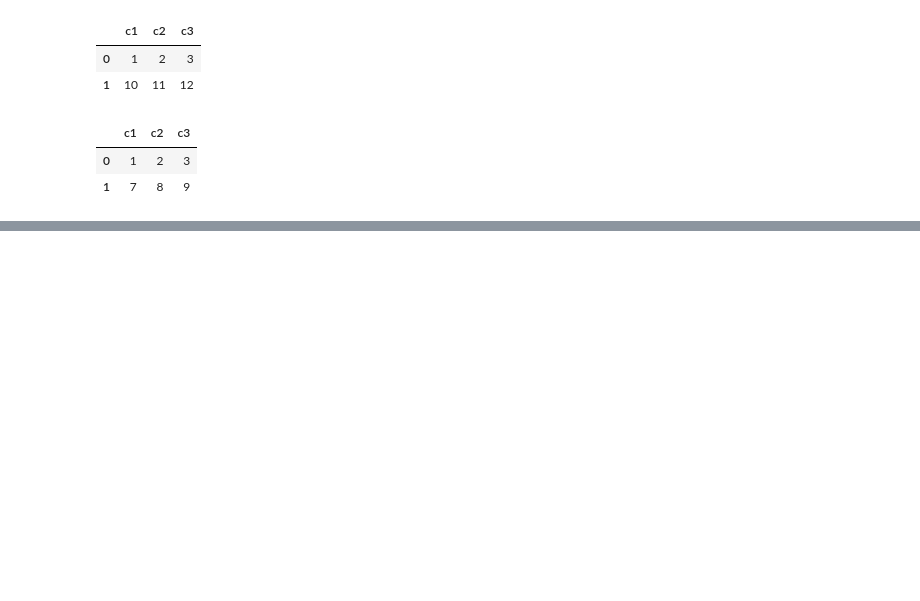
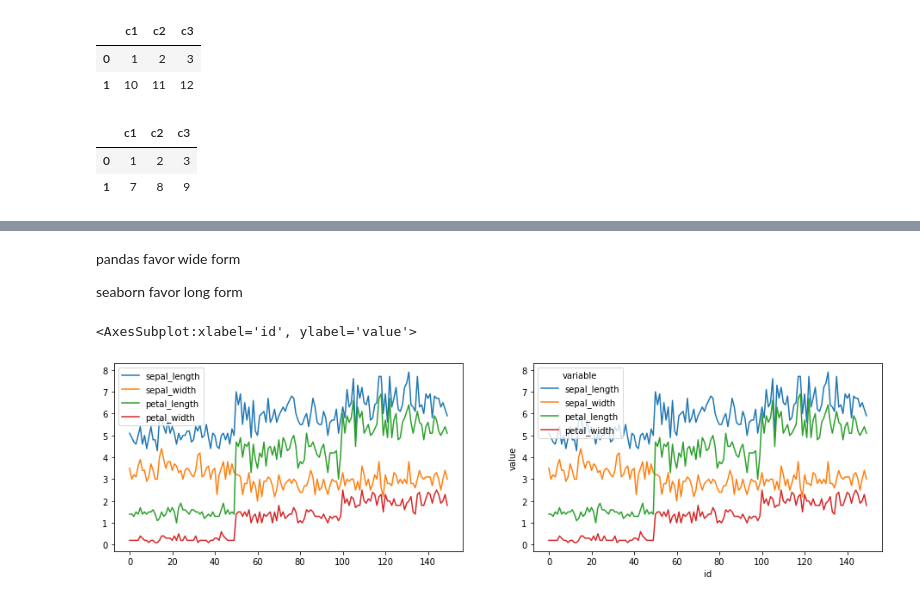
Before and after one commit to JeffChien/playground, a Jupyter notebook: python/pandas.ipynb, the cells around one changed output, grey strips where cells are left out. Drawn from its saved outputs; the diff is of its cells as text; code cells hidden in the pictures; blank space fills up the shorter version.

```diff
--- a/python/pandas.ipynb
+++ b/python/pandas.ipynb
@@ -71,0 +89,5 @@ df1
+# %%
+## preprae a demo wide form
+df_wide, y = load_iris(return_X_y=True, as_frame=True)
+df_wide.columns = ['sepal_length', 'sepal_width', 'petal_length', 'petal_width']
+df_wide.sample(10)
@@ -71,0 +108,3 @@ df1
+# %%
+df_long = df_wide.rename_axis('id').reset_index().melt(id_vars='id')
+df_long.sample(10)
@@ -71,0 +140,11 @@ df1
+# %% [markdown]
+pandas favor wide form
+
+seaborn favor long form
+# %%
+fig, axes = plt.subplots(1, 2, figsize=(16, 4))
+df_wide.plot(ax=axes[0])
+sns.lineplot(data=df_long, x='id', y='value', hue='variable', ax=axes[1])
+# %% [output]
+<AxesSubplot:xlabel='id', ylabel='value'>
+[figure, added]
```
Also changed, not shown: parts of 10 cells of this notebook.
